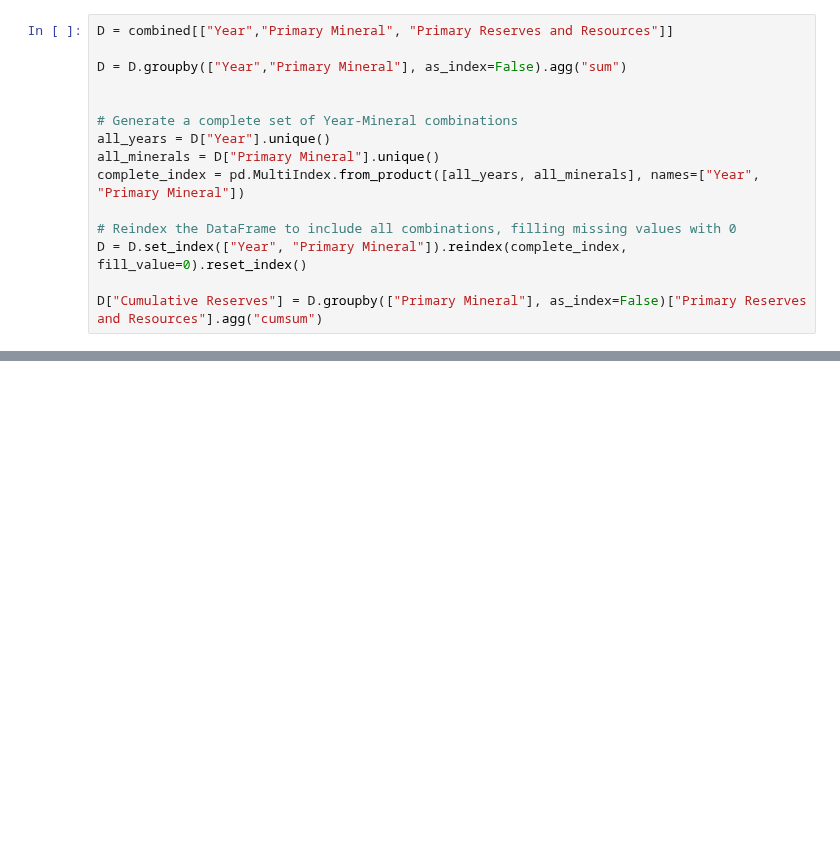
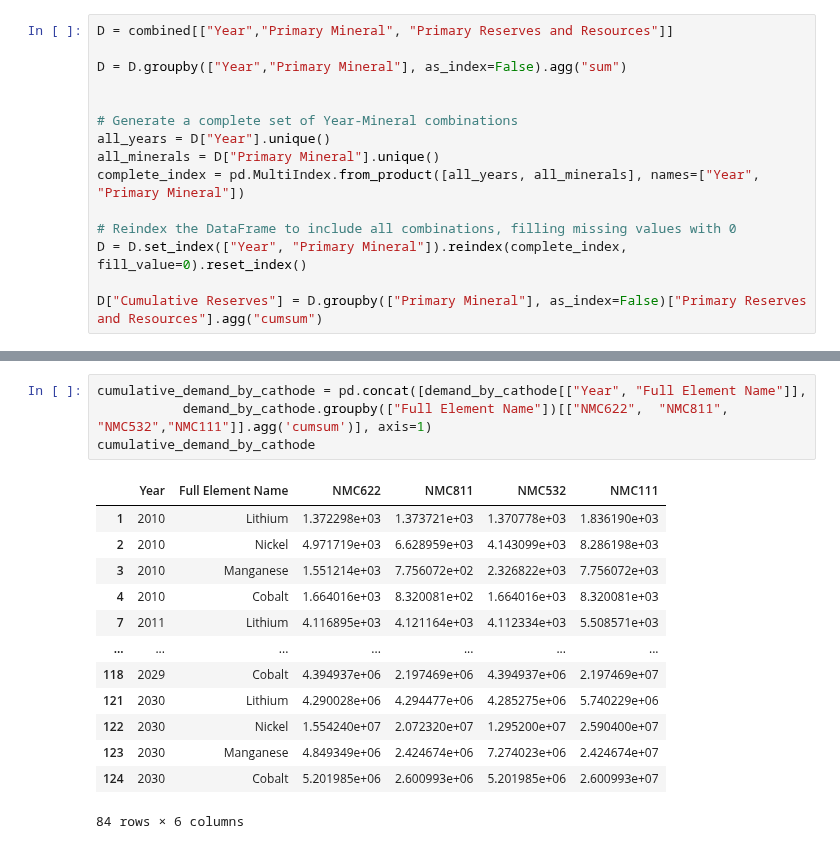
Before and after one commit to changbatterygroup/CriticalMinerals, a Jupyter notebook: Critical_Minerals_Analysis.ipynb, the cells around one changed output, grey strips where cells are left out. Saved outputs shown, nothing was run; the diff lists cells and outputs as text; blank space fills up the shorter version.

```diff
--- a/Critical_Minerals_Analysis.ipynb
+++ b/Critical_Minerals_Analysis.ipynb
@@ -233,0 +261,18 @@ buttons_dict = [{"buttons": [
+# %%
+cumulative_demand_by_cathode = pd.concat([demand_by_cathode[["Year", "Full Element Name"]],
+           demand_by_cathode.groupby(["Full Element Name"])[["NMC622",	"NMC811", "NMC532","NMC111"]].agg('cumsum')], axis=1)
+cumulative_demand_by_cathode
+# %% [output]
+|  | Year | Full Element Name | NMC622 | NMC811 | NMC532 | NMC111 |
+| 1 | 2010 | Lithium | 1.372298e+03 | 1.373721e+03 | 1.370778e+03 | 1.836190e+03 |
+| 2 | 2010 | Nickel | 4.971719e+03 | 6.628959e+03 | 4.143099e+03 | 8.286198e+03 |
+| 3 | 2010 | Manganese | 1.551214e+03 | 7.756072e+02 | 2.326822e+03 | 7.756072e+03 |
+| 4 | 2010 | Cobalt | 1.664016e+03 | 8.320081e+02 | 1.664016e+03 | 8.320081e+03 |
+| 7 | 2011 | Lithium | 4.116895e+03 | 4.121164e+03 | 4.112334e+03 | 5.508571e+03 |
+| ... | ... | ... | ... | ... | ... | ... |
+| 118 | 2029 | Cobalt | 4.394937e+06 | 2.197469e+06 | 4.394937e+06 | 2.197469e+07 |
+| 121 | 2030 | Lithium | 4.290028e+06 | 4.294477e+06 | 4.285275e+06 | 5.740229e+06 |
+| 122 | 2030 | Nickel | 1.554240e+07 | 2.072320e+07 | 1.295200e+07 | 2.590400e+07 |
+| 123 | 2030 | Manganese | 4.849349e+06 | 2.424674e+06 | 7.274023e+06 | 2.424674e+07 |
+| 124 | 2030 | Cobalt | 5.201985e+06 | 2.600993e+06 | 5.201985e+06 | 2.600993e+07 |
+84 rows × 6 columns
```
Also changed, not shown: parts of 6 cells of this notebook.
